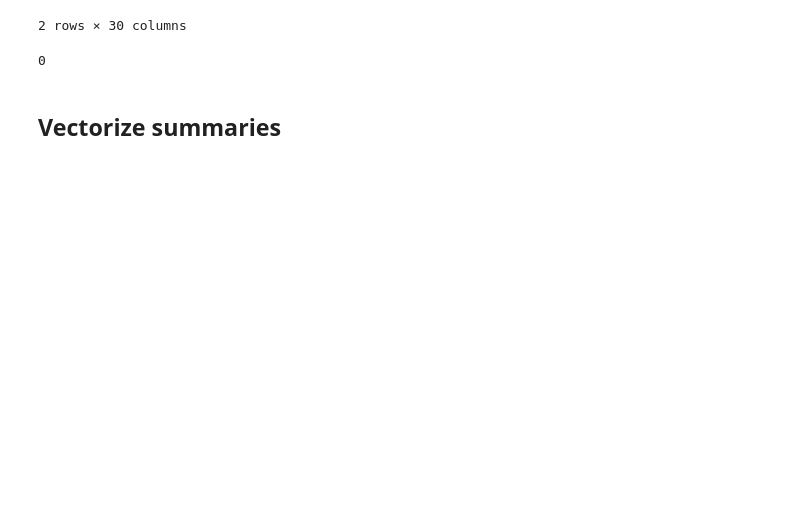
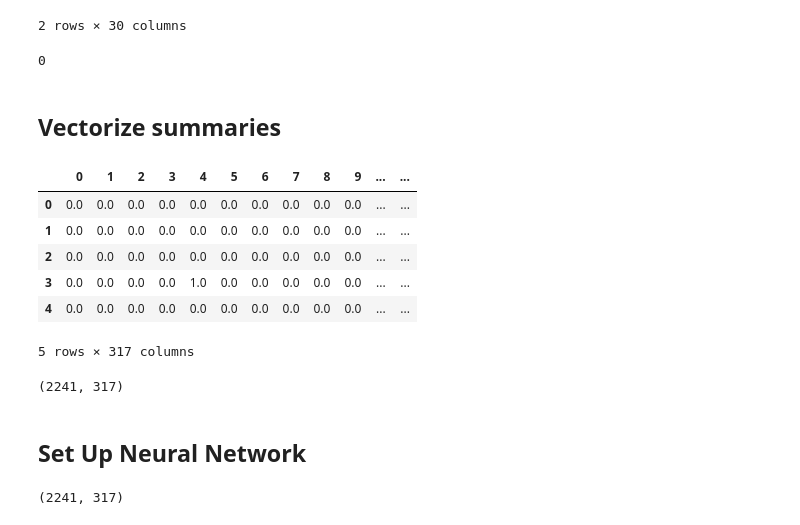
Before and after one commit to iAmBrig12/IMDB_Dataset_NLP, a Jupyter notebook: eda.ipynb, the cells around one changed output. Saved outputs shown, nothing was run; the diff lists cells and outputs as text; code cells hidden in the pictures; blank space fills up the shorter version.

```diff
--- a/eda.ipynb
+++ b/eda.ipynb
@@ -184,0 +190,28 @@ df_encoded.isna().any().sum()
+# %%
+stopwords = nltk.corpus.stopwords.words('english')
+# %%
+def clean_text(text):
+    text = ''.join([word.lower() for word in text if word not in string.punctuation])
+    tokens = re.split('\W+', text)
+    text = [word for word in tokens if word not in stopwords]
+    return text
+# %%
+tfidf_vect = TfidfVectorizer(analyzer=clean_text)
+genre_tfidf = tfidf_vect.fit_transform(df_combined['genre'])
+
+genre_vectorized = pd.DataFrame(genre_tfidf.toarray())
+genre_vectorized.head()
+# %% [output]
+|  | 0 | 1 | 2 | 3 | 4 | 5 | 6 | 7 | 8 | 9 | ... | ... |
+| 0 | 0.0 | 0.0 | 0.0 | 0.0 | 0.0 | 0.0 | 0.0 | 0.0 | 0.0 | 0.0 | ... | ... |
+| 1 | 0.0 | 0.0 | 0.0 | 0.0 | 0.0 | 0.0 | 0.0 | 0.0 | 0.0 | 0.0 | ... | ... |
+| 2 | 0.0 | 0.0 | 0.0 | 0.0 | 0.0 | 0.0 | 0.0 | 0.0 | 0.0 | 0.0 | ... | ... |
+| 3 | 0.0 | 0.0 | 0.0 | 0.0 | 1.0 | 0.0 | 0.0 | 0.0 | 0.0 | 0.0 | ... | ... |
+| 4 | 0.0 | 0.0 | 0.0 | 0.0 | 0.0 | 0.0 | 0.0 | 0.0 | 0.0 | 0.0 | ... | ... |
+5 rows × 317 columns
+# %%
+genre_vectorized.shape
+# %% [output]
+(2241, 317)
+# %% [markdown]
+## Set Up Neural Network
@@ -184,0 +226,4 @@ df_encoded.isna().any().sum()
+# %%
+X.shape
+# %% [output]
+(2241, 317)
```
Also changed, not shown: parts of 10 cells of this notebook.
